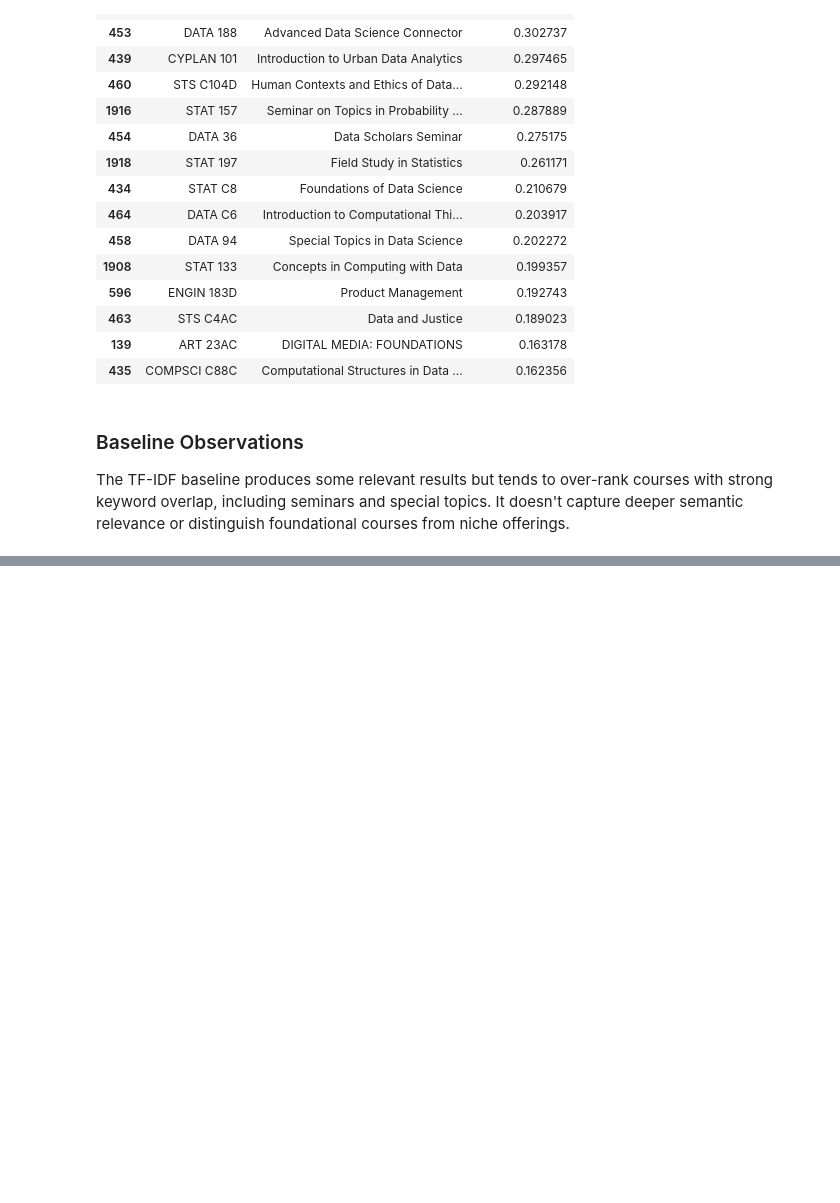
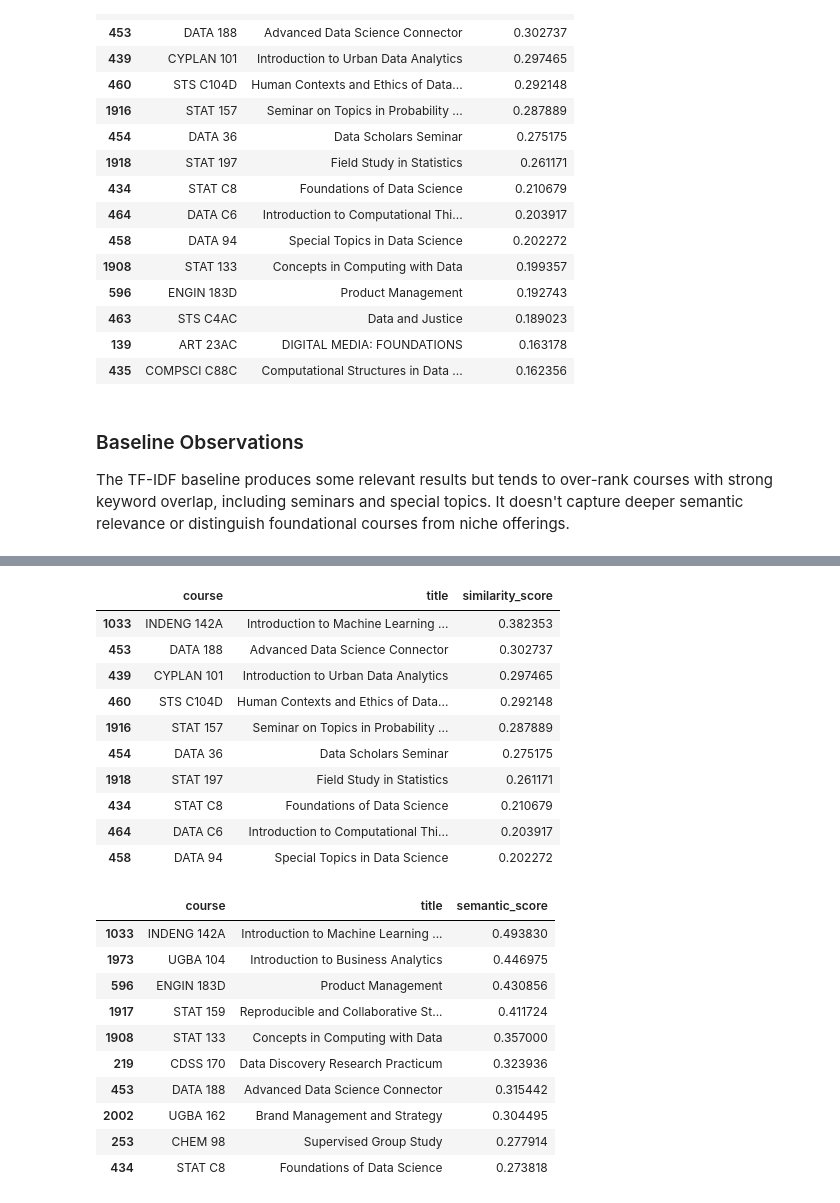
Before and after one commit to keskaory/CalCourse, a Jupyter notebook: notebooks/05_baseline_recommender.ipynb, the cells around one changed output, grey strips where cells are left out. Saved outputs shown, nothing was run; the diff lists cells and outputs as text; code cells hidden in the pictures; blank space fills up the shorter version.

```diff
--- a/notebooks/05_baseline_recommender.ipynb
+++ b/notebooks/05_baseline_recommender.ipynb
@@ -120,0 +182,34 @@ The TF-IDF baseline produces some relevant results but tends to over-rank course
+# %%
+tfidf_top10 = recommendations[
+    ["course", "title", "similarity_score"]
+].head(10)
+
+semantic_top10 = semantic_recommendations[
+    ["course", "title", "semantic_score"]
+].head(10)
+
+display(tfidf_top10)
+display(semantic_top10)
+# %% [output]
+|  | course | title | similarity_score |
+| 1033 | INDENG 142A | Introduction to Machine Learning ... | 0.382353 |
+| 453 | DATA 188 | Advanced Data Science Connector | 0.302737 |
+| 439 | CYPLAN 101 | Introduction to Urban Data Analytics | 0.297465 |
+| 460 | STS C104D | Human Contexts and Ethics of Data... | 0.292148 |
+| 1916 | STAT 157 | Seminar on Topics in Probability ... | 0.287889 |
+| 454 | DATA 36 | Data Scholars Seminar | 0.275175 |
+| 1918 | STAT 197 | Field Study in Statistics | 0.261171 |
+| 434 | STAT C8 | Foundations of Data Science | 0.210679 |
+| 464 | DATA C6 | Introduction to Computational Thi... | 0.203917 |
+| 458 | DATA 94 | Special Topics in Data Science | 0.202272 |
+|  | course | title | semantic_score |
+| 1033 | INDENG 142A | Introduction to Machine Learning ... | 0.493830 |
+| 1973 | UGBA 104 | Introduction to Business Analytics | 0.446975 |
+| 596 | ENGIN 183D | Product Management | 0.430856 |
+| 1917 | STAT 159 | Reproducible and Collaborative St... | 0.411724 |
+| 1908 | STAT 133 | Concepts in Computing with Data | 0.357000 |
+| 219 | CDSS 170 | Data Discovery Research Practicum | 0.323936 |
+| 453 | DATA 188 | Advanced Data Science Connector | 0.315442 |
+| 2002 | UGBA 162 | Brand Management and Strategy | 0.304495 |
+| 253 | CHEM 98 | Supervised Group Study | 0.277914 |
+| 434 | STAT C8 | Foundations of Data Science | 0.273818 |
```
Also changed, not shown: parts of 15 cells of this notebook, 2 other files.
